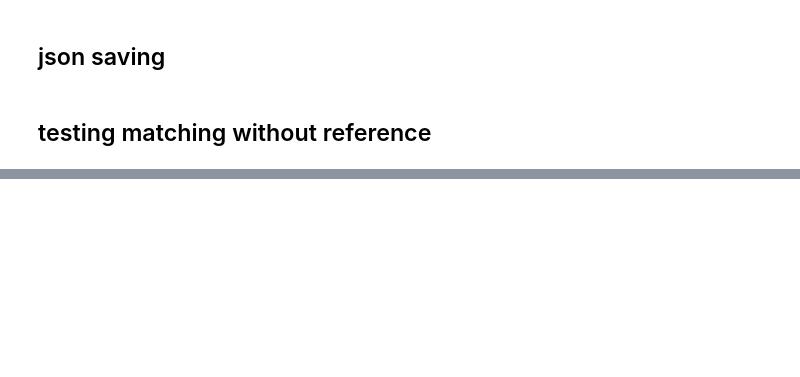
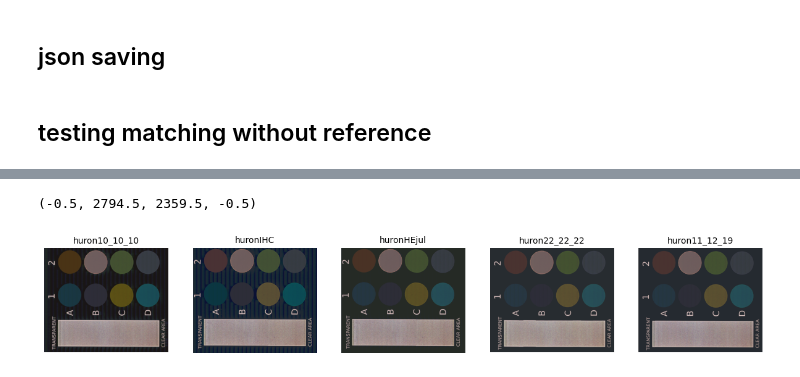
Before and after one commit to slendersold/colour_project, a Jupyter notebook: Hist_matching.ipynb, the cells around one changed output, grey strips where cells are left out. Cells and saved outputs as stored; diff of their text form; code cells hidden in the pictures; blank space fills up the shorter version.

Commit message:
applied matching function without reference image

```diff
--- a/Hist_matching.ipynb
+++ b/Hist_matching.ipynb
@@ -414,0 +390,32 @@ plt.imshow(testing)
+# %%
+IHC_match=non_ref_matching(IHC_CA_lin, polaris_ref)
+IHC_match=transfer_function(IHC_match, 1.8, 'correction')
+# %%
+HEjul_match=non_ref_matching(HEjul_CA_lin, polaris_ref)
+HEjul_match=transfer_function(HEjul_match, 1.8, 'correction')
+# %%
+huron22_match=non_ref_matching(huron22_CA_lin, polaris_ref)
+huron22_match=transfer_function(huron22_match, 1.8, 'correction')
+# %%
+huron3g_match=non_ref_matching(huron3g_CA_lin, polaris_ref)
+huron3g_match=transfer_function(huron3g_match, 1.8, 'correction')
+# %%
+fig, axs = plt.subplots(ncols=5, figsize=(15,15))
+axs[0].imshow(linear_match)
+axs[0].set_title('huron10_10_10', fontsize=10)
+axs[0].axis('off')
+axs[1].imshow(IHC_match)
+axs[1].set_title('huronIHC', fontsize=10)
+axs[1].axis('off')
+axs[2].imshow(HEjul_match)
+axs[2].set_title('huronHEjul', fontsize=10)
+axs[2].axis('off')
+axs[3].imshow(huron22_match)
+axs[3].set_title('huron22_22_22', fontsize=10)
+axs[3].axis('off')
+axs[4].imshow(huron3g_match)
+axs[4].set_title('huron11_12_19', fontsize=10)
+axs[4].axis('off')
+# %% [output]
+(-0.5, 2794.5, 2359.5, -0.5)
+[figure, added]
```
Also changed, not shown: parts of 52 cells of this notebook.
